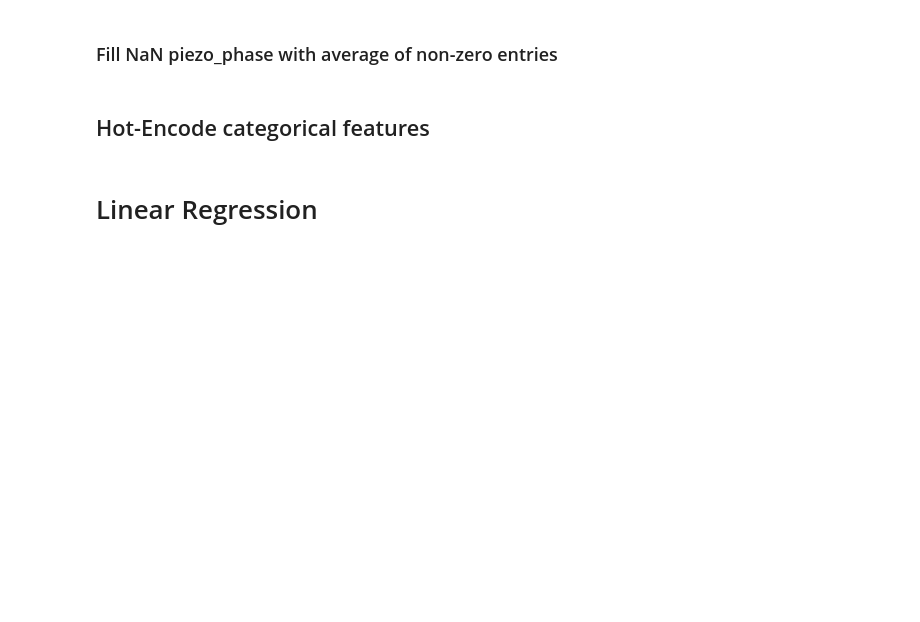
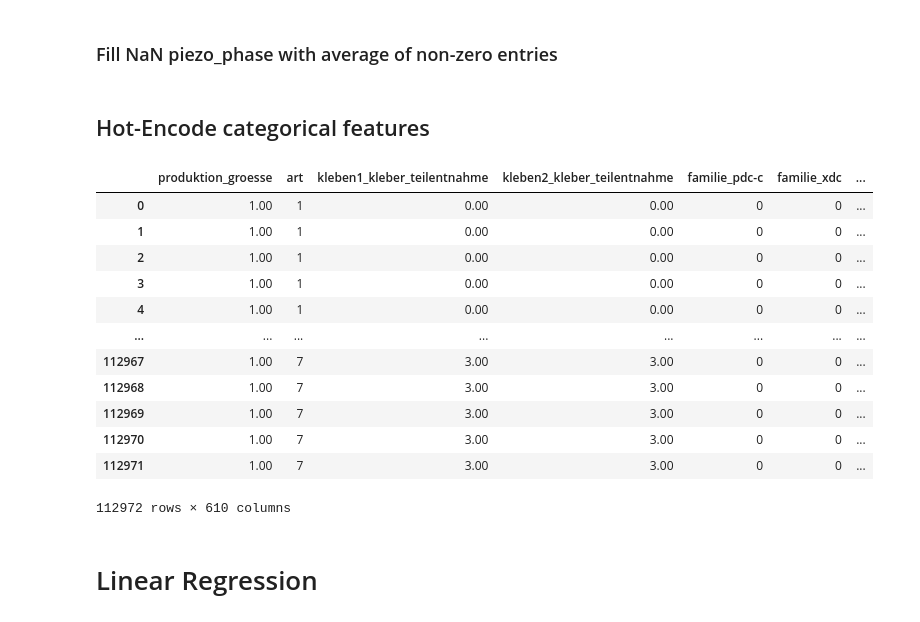
Before and after one commit to esrabecker/DA_Midterm_Project, a Jupyter notebook: Production_Notebook/Production_Data_Cleaning.ipynb, the cells around one changed output. Saved outputs shown, nothing was run; the diff lists cells and outputs as text; code cells hidden in the pictures; blank space fills up the shorter version.

```diff
--- a/Production_Notebook/Production_Data_Cleaning.ipynb
+++ b/Production_Notebook/Production_Data_Cleaning.ipynb
@@ -463,8 +493,23 @@ df_complete_QC1_categorical = df_complete_QC1[df_categorical.columns]
 # %% [markdown]
 ## Hot-Encode categorical features
 # %%
-df_complete_BQC_categorical_hotcoded = pd.get_dummies(df_complete_BQC_categorical, drop_first=True)
-df_complete_BQC_categorical_hotcoded
+#df_complete_BQC_categorical_hotcoded = pd.get_dummies(df_complete_BQC_categorical, drop_first=True)
+
+df_categorical_hotcoded = pd.get_dummies(df_categorical, drop_first=True)
+# %% [output]
+|  | produktion_groesse | art | kleben1_kleber_teilentnahme | kleben2_kleber_teilentnahme | familie_pdc-c | familie_xdc | ... |
+| 0 | 1.00 | 1 | 0.00 | 0.00 | 0 | 0 | ... |
+| 1 | 1.00 | 1 | 0.00 | 0.00 | 0 | 0 | ... |
+| 2 | 1.00 | 1 | 0.00 | 0.00 | 0 | 0 | ... |
+| 3 | 1.00 | 1 | 0.00 | 0.00 | 0 | 0 | ... |
+| 4 | 1.00 | 1 | 0.00 | 0.00 | 0 | 0 | ... |
+| ... | ... | ... | ... | ... | ... | ... | ... |
+| 112967 | 1.00 | 7 | 3.00 | 3.00 | 0 | 0 | ... |
+| 112968 | 1.00 | 7 | 3.00 | 3.00 | 0 | 0 | ... |
+| 112969 | 1.00 | 7 | 3.00 | 3.00 | 0 | 0 | ... |
+| 112970 | 1.00 | 7 | 3.00 | 3.00 | 0 | 0 | ... |
+| 112971 | 1.00 | 7 | 3.00 | 3.00 | 0 | 0 | ... |
+112972 rows × 610 columns
 # %% [markdown]
 # Linear Regression
 # %%
```
Also changed, not shown: parts of 17 cells of this notebook, 1 other file.
